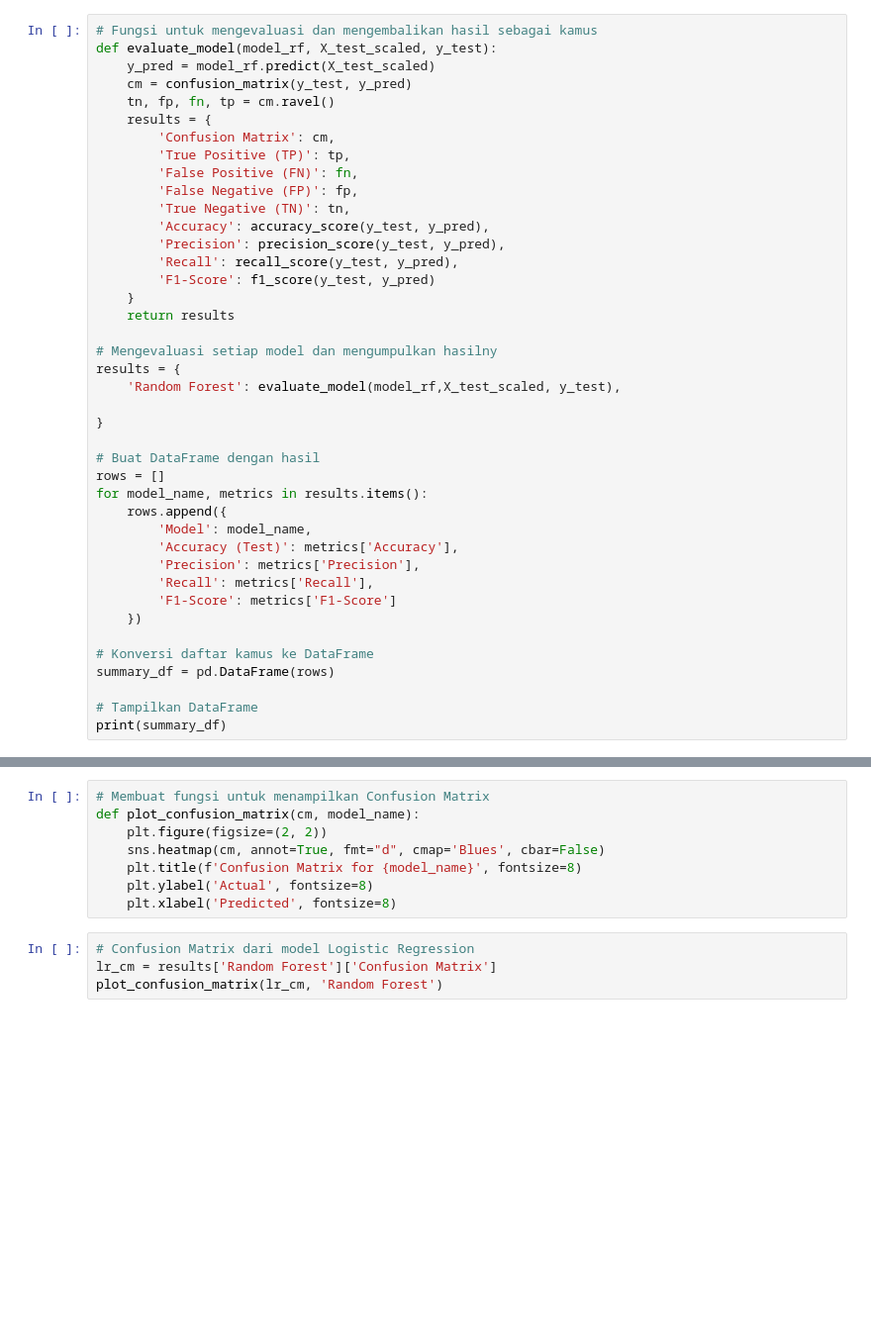
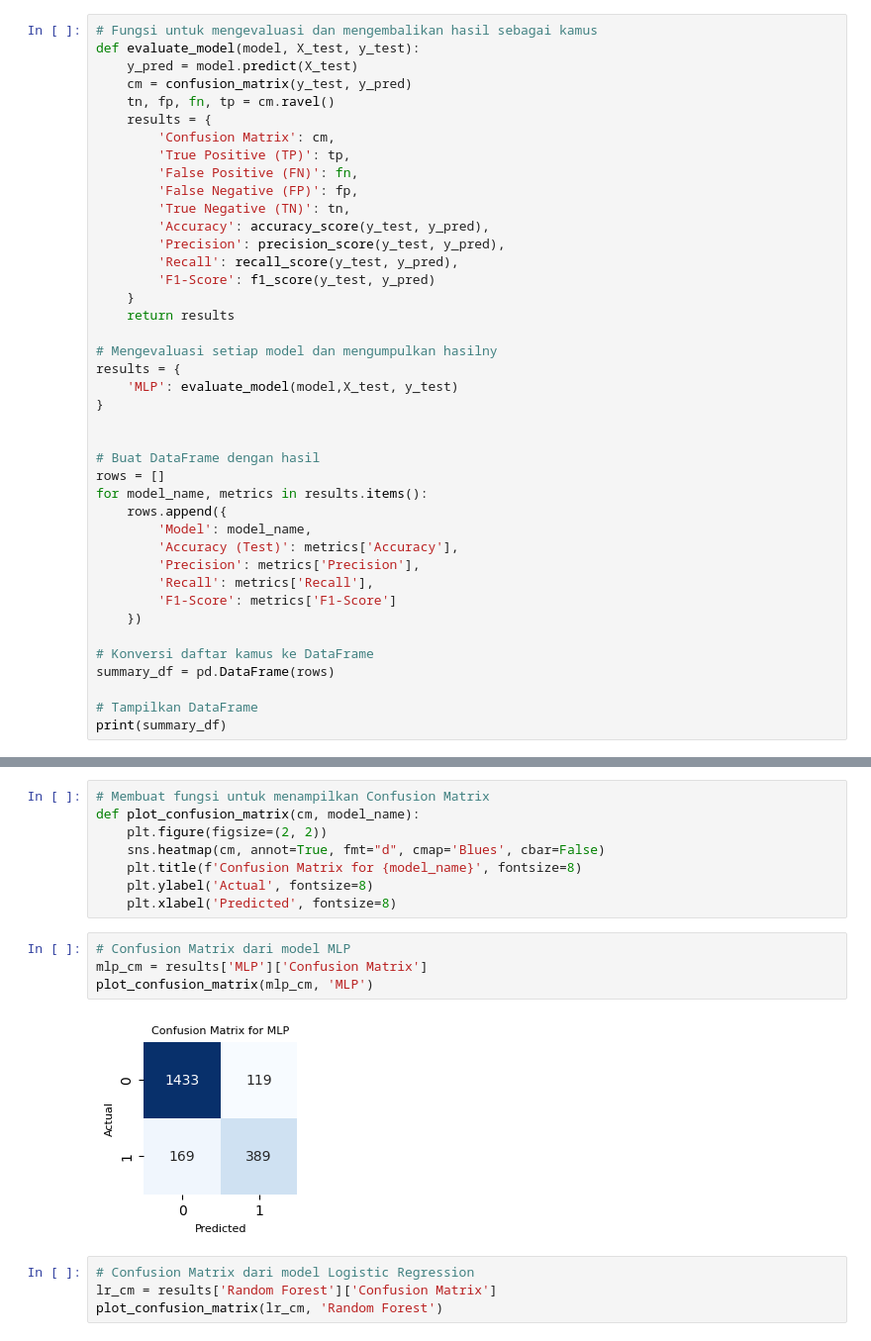
Before and after one commit to aprizal543/Telco-Customer-Churn-Classification, a Jupyter notebook: Telco_Customer_Churn_Clasification_.ipynb, the cells around one changed output, grey strips where cells are left out. Shown at 99% size. Saved outputs shown, nothing was run; the diff lists cells and outputs as text; blank space fills up the shorter version.

```diff
--- a/Telco_Customer_Churn_Clasification_.ipynb
+++ b/Telco_Customer_Churn_Clasification_.ipynb
@@ -284,8 +337,8 @@ RF - Accuracy train:  0.9997968305566842
 RF - Accuracy test:  0.885308056872038
 # %%
 # Fungsi untuk mengevaluasi dan mengembalikan hasil sebagai kamus
-def evaluate_model(model_rf, X_test_scaled, y_test):
-    y_pred = model_rf.predict(X_test_scaled)
+def evaluate_model(model, X_test, y_test):
+    y_pred = model.predict(X_test)
     cm = confusion_matrix(y_test, y_pred)
     tn, fp, fn, tp = cm.ravel()
     results = {
@@ -303,9 +356,9 @@ def evaluate_model(model_rf, X_test_scaled, y_test):
 
 # Mengevaluasi setiap model dan mengumpulkan hasilny
 results = {
-    'Random Forest': evaluate_model(model_rf,X_test_scaled, y_test),
+    'MLP': evaluate_model(model,X_test, y_test)
+}
 
-}
 
 # Buat DataFrame dengan hasil
 rows = []
@@ -334,6 +387,12 @@ def plot_confusion_matrix(cm, model_name):
     plt.title(f'Confusion Matrix for {model_name}', fontsize=8)
     plt.ylabel('Actual', fontsize=8)
     plt.xlabel('Predicted', fontsize=8)
+# %%
+# Confusion Matrix dari model MLP
+mlp_cm = results['MLP']['Confusion Matrix']
+plot_confusion_matrix(mlp_cm, 'MLP')
+# %% [output]
+[figure, added]
 # %%
 # Confusion Matrix dari model Logistic Regression
 lr_cm = results['Random Forest']['Confusion Matrix']
```
Also changed, not shown: parts of 5 cells of this notebook.
